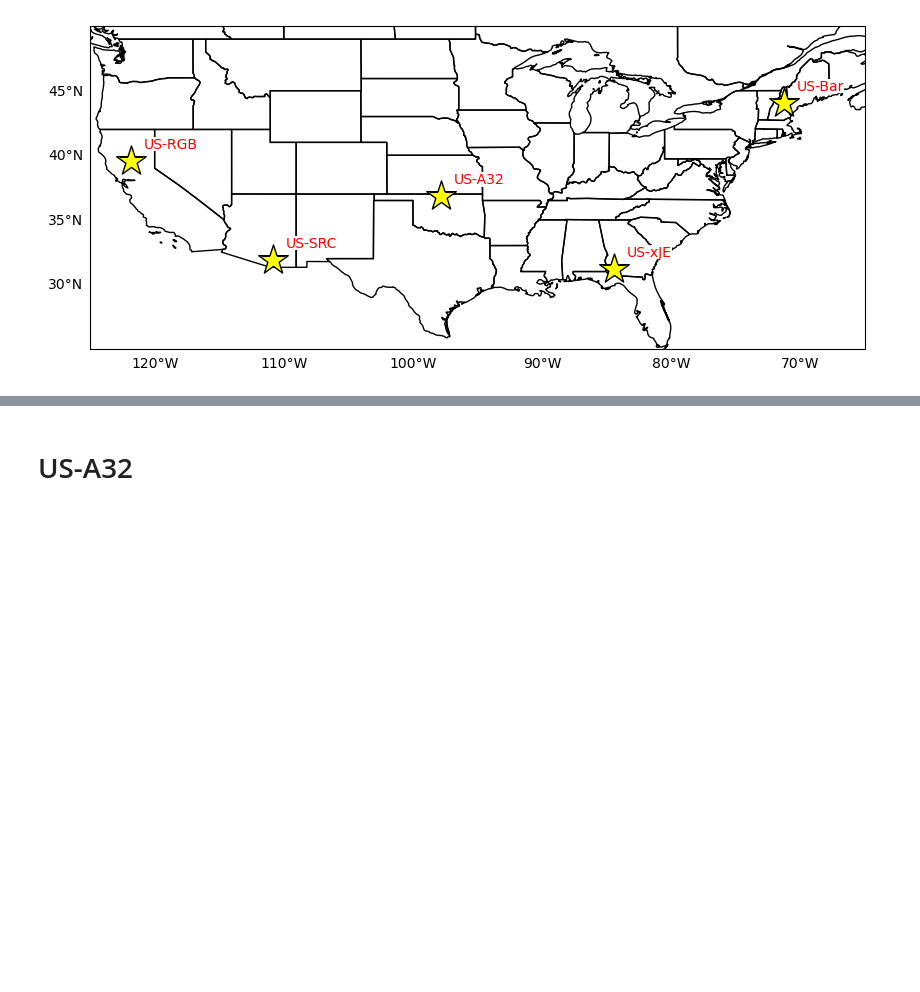
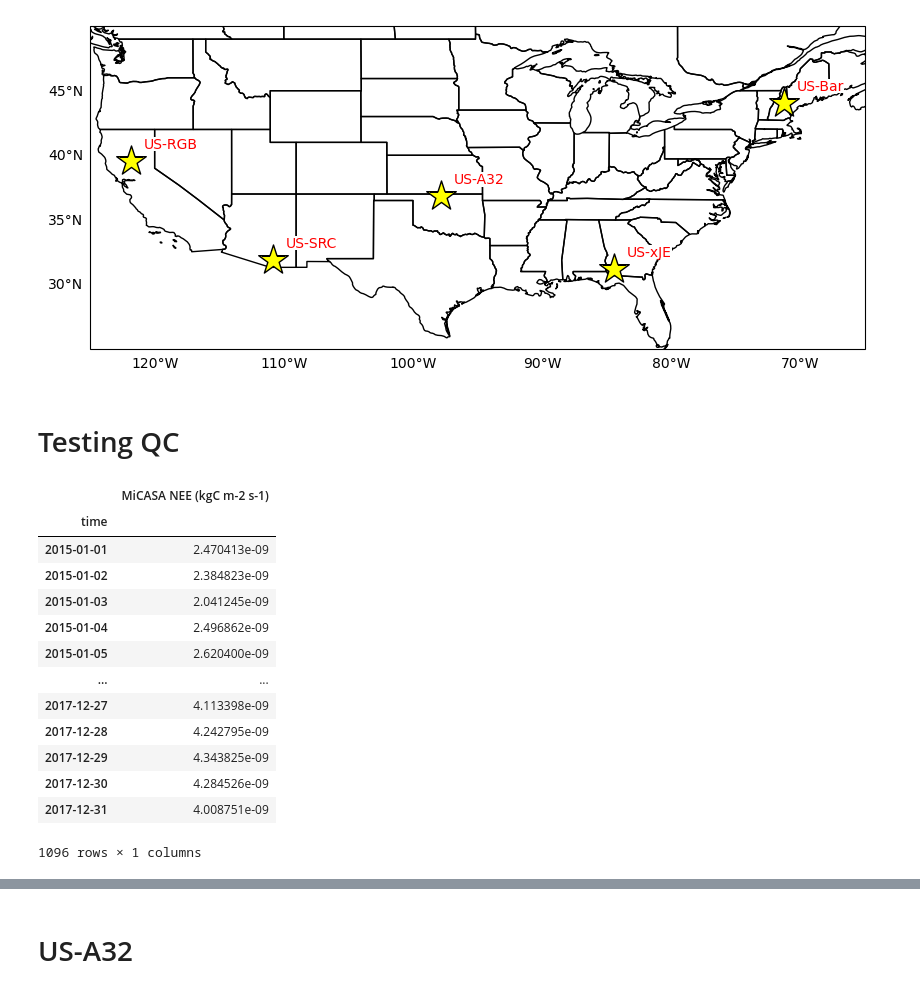
Before and after one commit to hannahzafar/FLUXNET-Model-comparison, a Jupyter notebook: comparison_DD.ipynb, the cells around one changed output, grey strips where cells are left out. Cells and saved outputs as stored; diff of their text form; code cells hidden in the pictures; blank space fills up the shorter version.

```diff
--- a/comparison_DD.ipynb
+++ b/comparison_DD.ipynb
@@ -195,3 +196,5 @@ site_subset = ['Site ID',
                 'Climate Class Description (Koeppen)',
                 'Elevation (m)',
                 'Years of AmeriFlux FLUXNET Data']
+# %% [markdown]
+# Testing QC
@@ -197,0 +205,23 @@ site_subset = ['Site ID',
+# %%
+# Import micasa
+dir = 'output'
+filename = f'{site_ID}_micasa_{timedelta}.csv'
+path = os.path.join(dir, filename)
+micasa_ds = pd.read_csv(path,index_col=0)
+micasa_ds.index = pd.to_datetime(micasa_ds.index)
+micasa_ds
+# %% [output]
+|  | MiCASA NEE (kgC m-2 s-1) |
+| time |  |
+| 2015-01-01 | 2.470413e-09 |
+| 2015-01-02 | 2.384823e-09 |
+| 2015-01-03 | 2.041245e-09 |
+| 2015-01-04 | 2.496862e-09 |
+| 2015-01-05 | 2.620400e-09 |
+| ... | ... |
+| 2017-12-27 | 4.113398e-09 |
+| 2017-12-28 | 4.242795e-09 |
+| 2017-12-29 | 4.343825e-09 |
+| 2017-12-30 | 4.284526e-09 |
+| 2017-12-31 | 4.008751e-09 |
+1096 rows × 1 columns
```
Also changed, not shown: parts of 11 cells of this notebook.
